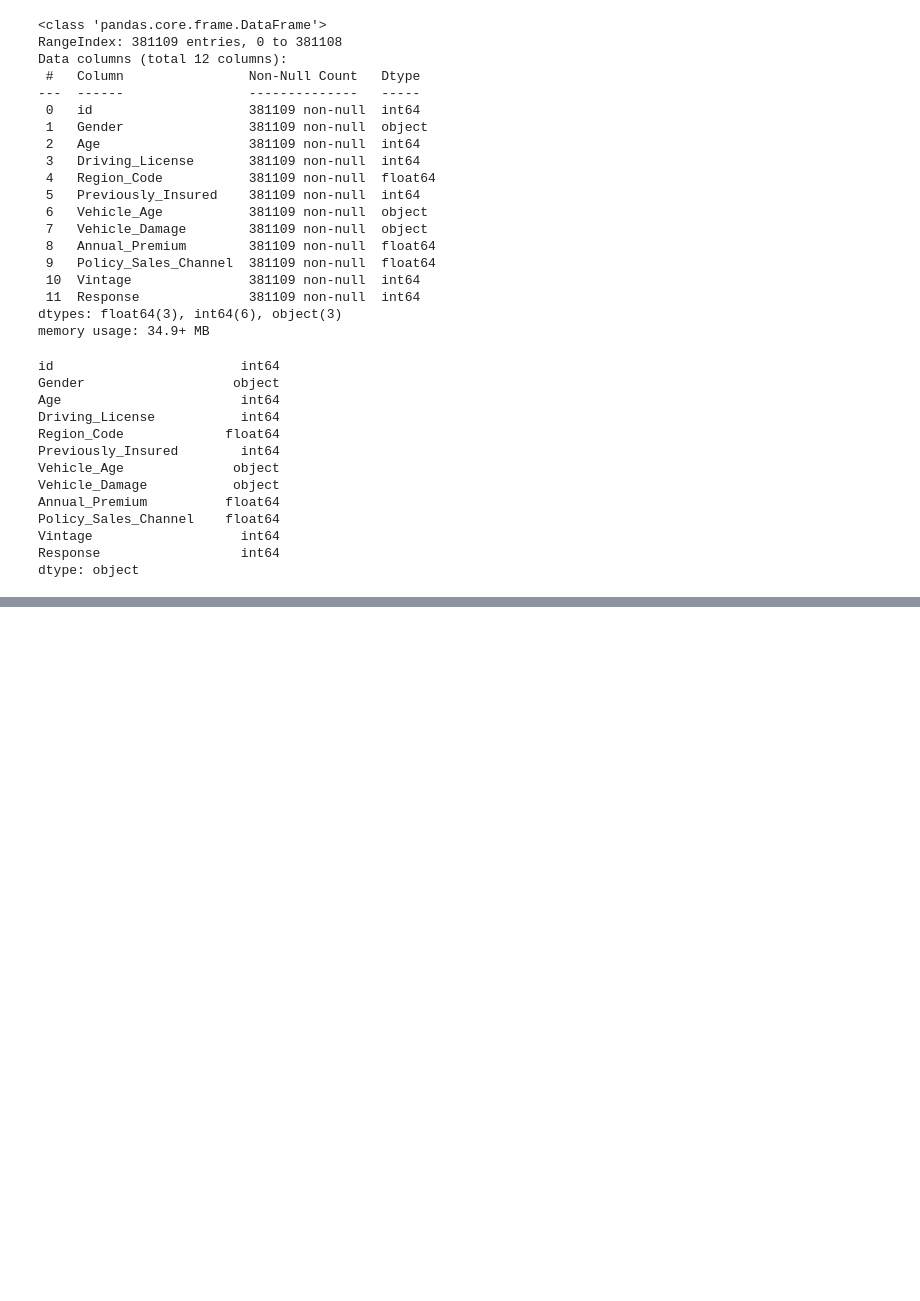
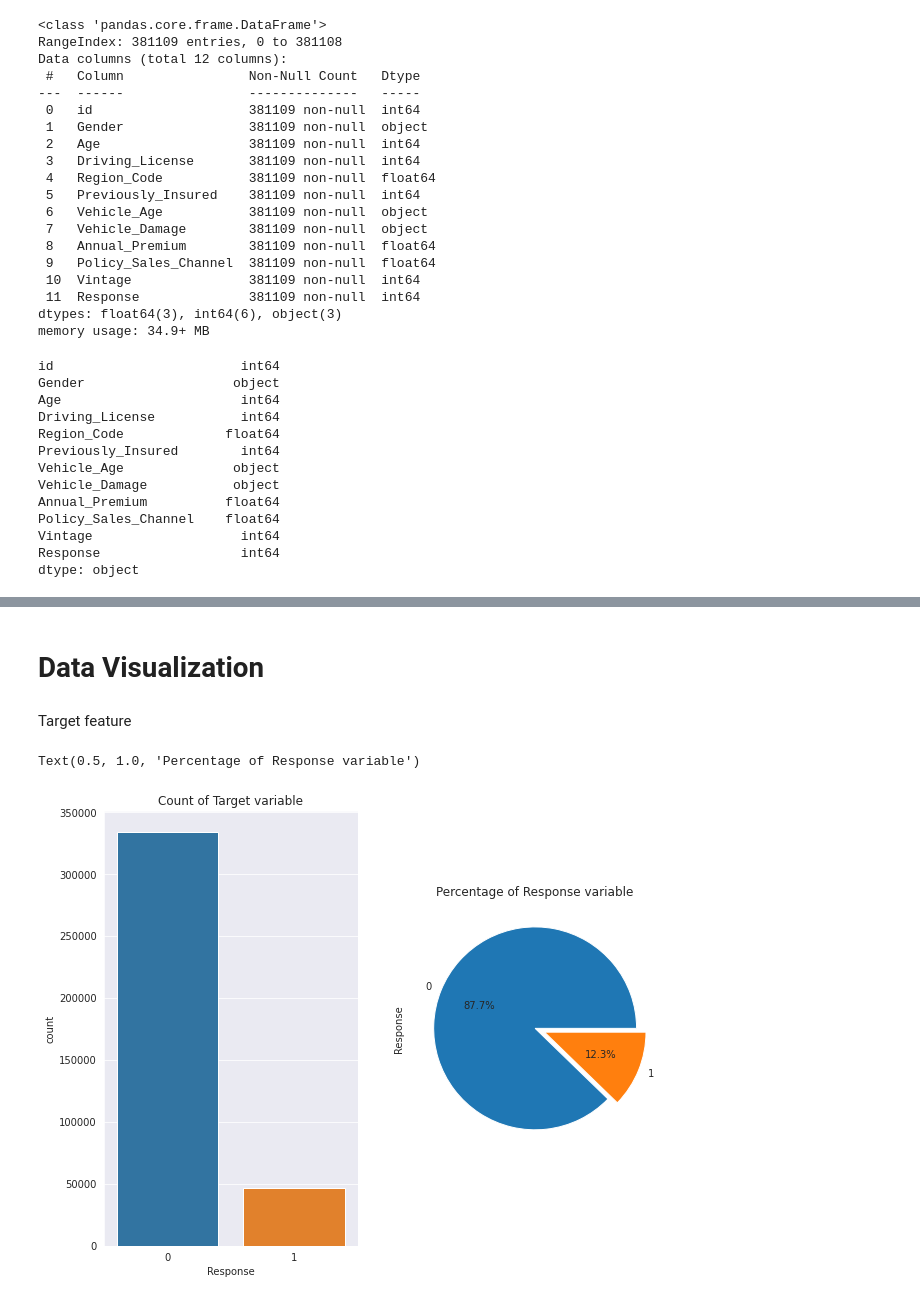
Before and after one commit to LikhithRam/Insurance-cross-sell, a Jupyter notebook: All_stars_ML_Health_insurance_cross_sell.ipynb, the cells around one changed output, grey strips where cells are left out. Drawn from its saved outputs; the diff is of its cells as text; code cells hidden in the pictures; blank space fills up the shorter version.

```diff
--- a/All_stars_ML_Health_insurance_cross_sell.ipynb
+++ b/All_stars_ML_Health_insurance_cross_sell.ipynb
@@ -140,0 +191,18 @@ dtype: object
+# %% [markdown]
+# <b> Data Visualization
+# %% [markdown]
+Target feature
+# %%
+#checking the distribution of target variable
+plt.subplot(1, 2, 1)
+sns.countplot(df['Response'])
+plt.title('Count of Target variable')
+
+plt.subplot(1,2,2)
+count = df['Response'].value_counts()
+count.plot.pie(autopct = '%1.1f%%',figsize = (10,8),explode = [0,0.1])
+
+plt.title('Percentage of Response variable')
+# %% [output]
+Text(0.5, 1.0, 'Percentage of Response variable')
+[figure, added]
```
Also changed, not shown: parts of 15 cells of this notebook.
